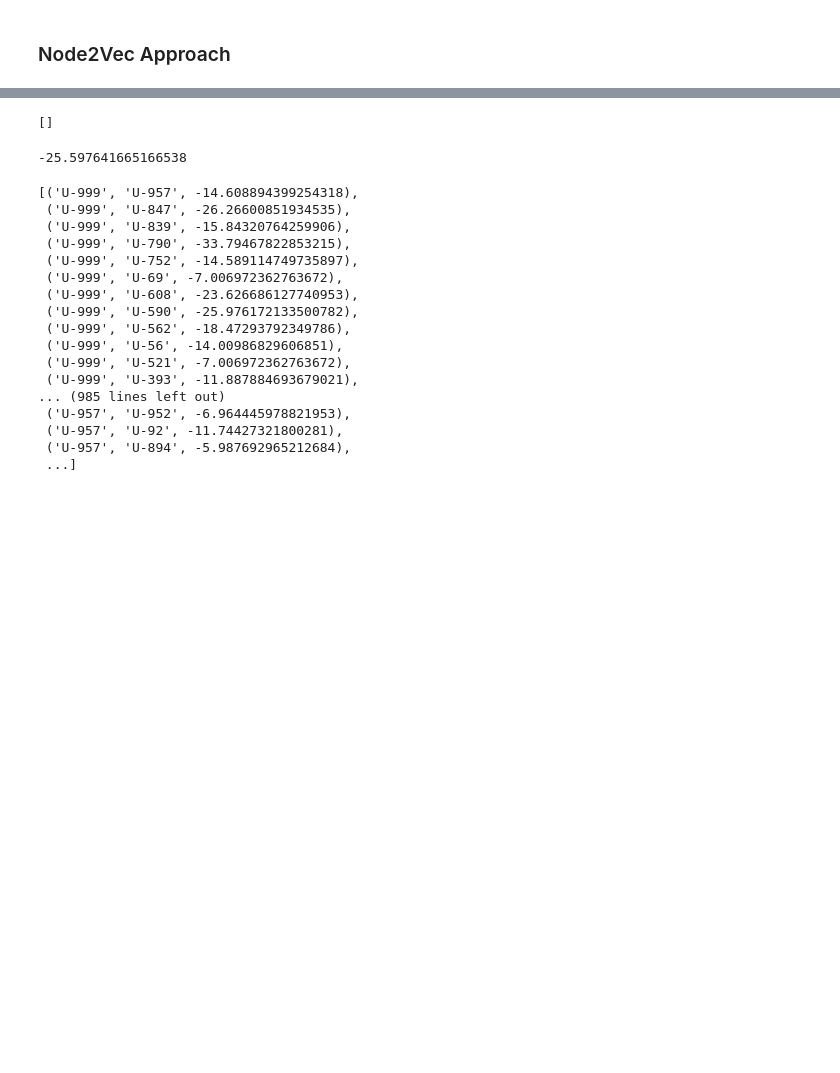
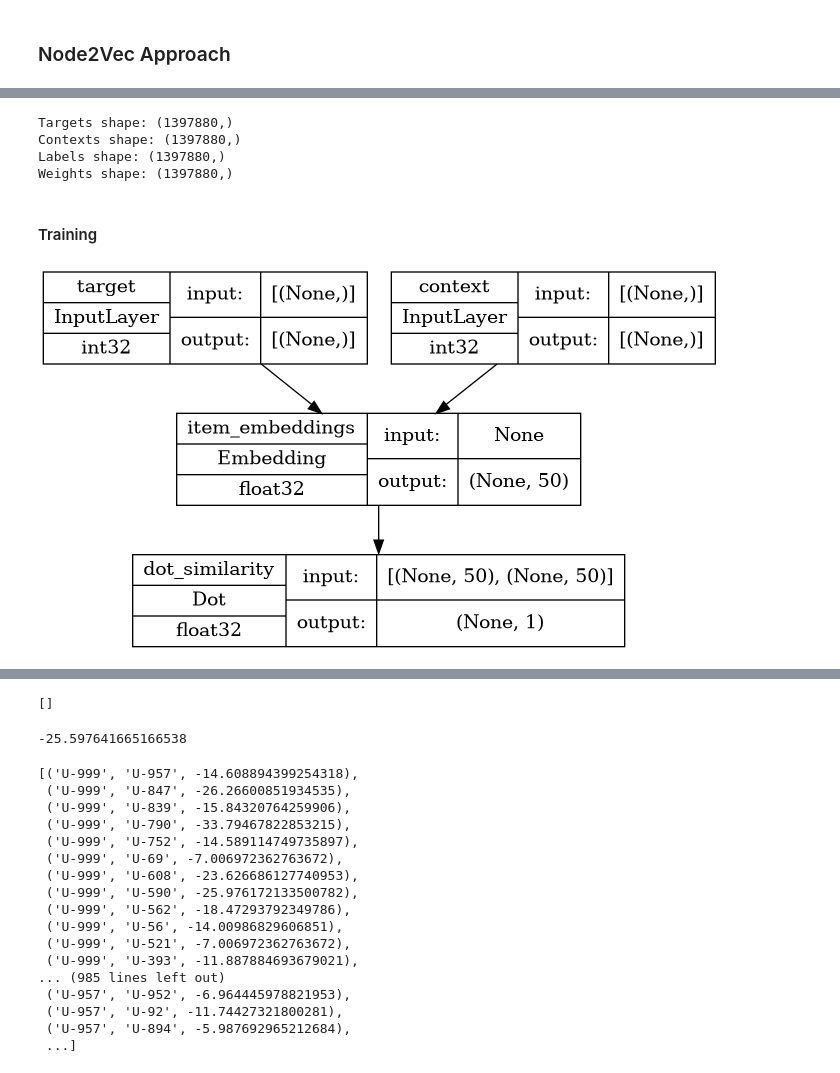
Before and after one commit to ermahechap/NS4DA_projects, a Jupyter notebook: FinalProject/Recommender.ipynb, the cells around one changed output, grey strips where cells are left out. Drawn from its saved outputs; the diff is of its cells as text; code cells hidden in the pictures; blank space fills up the shorter version.

```diff
--- a/FinalProject/Recommender.ipynb
+++ b/FinalProject/Recommender.ipynb
@@ -107,7 +110,7 @@ sns.histplot(P_edge_weights, bins=30)
 # %% [markdown]
 Most of the edge weights in the U-U matrix leans towards zero. The users that share items with similar ratings usually do it in a few movies.
 # %%
-P_edge_dict_norm = normalize_edge_dict(P_edge_dict.copy()) # Normalize(minmax)
+P_edge_dict_norm = normalize_edge_dict(P_edge_dict.copy(), range_=[-1, 1]) # Normalize(minmax)
 S_main = nx.Graph([(k[0], k[1], {'s': v}) for k, v, in P_edge_dict_norm.items()]) # Buld S_main graph
 # %%
 print("User-User Network Description")
@@ -204,0 +347,10 @@ ERROR: No matching distribution found for stellargraph
+# %%
+print(f"Targets shape: {targets.shape}")
+print(f"Contexts shape: {contexts.shape}")
+print(f"Labels shape: {labels.shape}")
+print(f"Weights shape: {weights.shape}")
+# %% [output]
+Targets shape: (1397880,)
+Contexts shape: (1397880,)
+Labels shape: (1397880,)
+Weights shape: (1397880,)
@@ -204,0 +378,47 @@ ERROR: No matching distribution found for stellargraph
+# %% [markdown]
+#### Training
+# %%
+def create_model(vocabulary_size, embedding_dim):
+
+    inputs = {
+        "target": layers.Input(name="target", shape=(), dtype="int32"),
+        "context": layers.Input(name="context", shape=(), dtype="int32"),
+    }
+    # Initialize item embeddings.
+    embed_item = layers.Embedding(
+        input_dim=vocabulary_size,
+        output_dim=embedding_dim,
+        embeddings_initializer="he_normal",
+        embeddings_regularizer=keras.regularizers.l2(1e-6),
+        name="item_embeddings",
+    )
+    # Lookup embeddings for target.
+    target_embeddings = embed_item(inputs["target"])
+    # Lookup embeddings for context.
+    context_embeddings = embed_item(inputs["context"])
+    # Compute dot similarity between target and context embeddings.
+    logits = layers.Dot(axes=1, normalize=False, name="dot_similarity")(
+        [target_embeddings, context_embeddings]
+    )
+    # Create the model.
+    model = keras.Model(inputs=inputs, outputs=logits)
+    return model
+# %%
+learning_rate = 0.001
+embedding_dim = 50
+num_epochs = 10
+
+model = create_model(len(vocabulary), embedding_dim)
+model.compile(
+    optimizer=keras.optimizers.Adam(learning_rate),
+    loss=keras.losses.BinaryCrossentropy(from_logits=True),
+)
+# %%
+keras.utils.plot_model(
+    model,
+    show_shapes=True,
+    show_dtype=True,
+    show_layer_names=True,
+)
+# %% [output]
+[figure, added]
```
Also changed, not shown: parts of 20 cells of this notebook.
